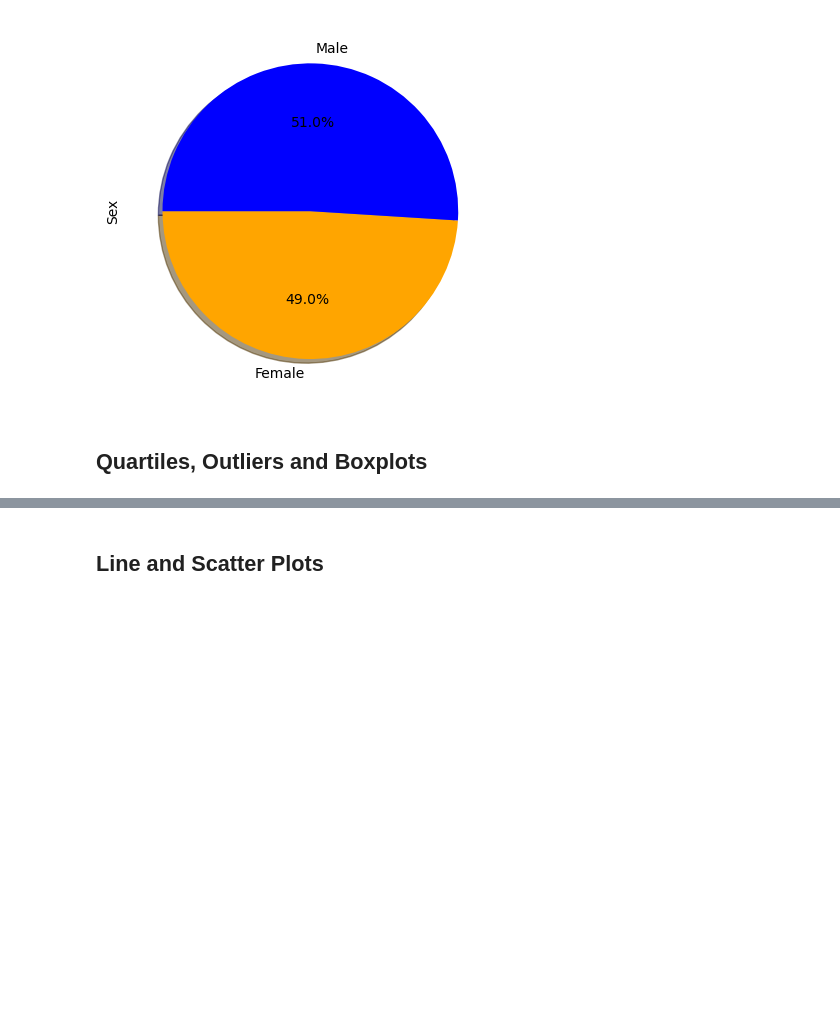
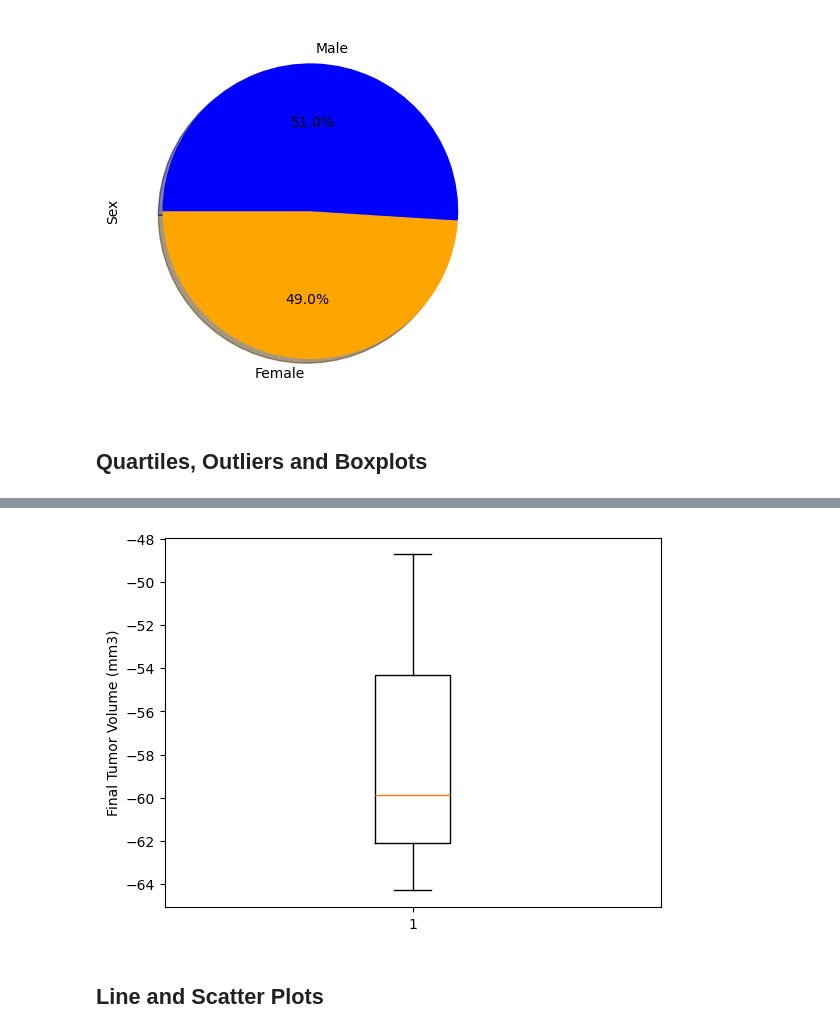
Before and after one commit to BJones5039/Pymaceuticals-Inc.-Analysis, a Jupyter notebook: pymaceuticals_starter.ipynb, the cells around one changed output, grey strips where cells are left out. Saved outputs shown, nothing was run; the diff lists cells and outputs as text; code cells hidden in the pictures; blank space fills up the shorter version.

```diff
--- a/pymaceuticals_starter.ipynb
+++ b/pymaceuticals_starter.ipynb
@@ -207,8 +207,14 @@ plt.show()
 # %%
 # Calculate the final tumor volume of each mouse across four of the treatment regimens:
 # Capomulin, Ramicane, Infubinol, and Ceftamin
+treatment = ['Capomulin', 'Ramicane', 'Infubinol', 'Ceftamin']
 
 # Start by getting the last (greatest) timepoint for each mouse
-
+greatest_timepoint_df = combined_df.groupby('Mouse ID')['Timepoint'].max().reset_index()
 
 # Merge this group df with the original DataFrame to get the tumor volume at the last timepoint
+tumor_timepoint_df = pd.merge(greatest_timepoint_df, combined_df, on=['Mouse ID', 'Timepoint'], how='inner')
+
+# Filter data for the specified treatments
+tumor_timepoint_filtered = tumor_timepoint_df[tumor_timepoint_df['Drug Regimen'].isin(treatment)]
+tumor_timepoint_filtered.head()
@@ -215,22 +228,35 @@ plt.show()
 # %%
 # Put treatments into a list for for loop (and later for plot labels)
-
+treatment_list = ["Capomulin", "Ramicane", "Infubinol", "Ceftamin"]
 
 # Create empty list to fill with tumor vol data (for plotting)
-
+tumor_vol_list = []
 
 # Calculate the IQR and quantitatively determine if there are any potential outliers.
+# add subset
+# Determine outliers using upper and lower bounds
+# Locate the rows which contain mice on each drug and get the tumor volumes
 
+for treatment in treatment_list:
+    final_tumor_vol = tumor_timepoint_df.loc[tumor_timepoint_df["Drug Regimen"] == treatment, 'Tumor Volume (mm3)']
+    tumor_vol_list.append(final_tumor_vol)
 
-    # Locate the rows which contain mice on each drug and get the tumor volumes
+    quartiles = final_tumor_vol.quantile([.25,.5,.75])
 
+    lowerq = quartiles[0.25]
+    upperq = quartiles[0.75]
+    iqr = upperq-lowerq
 
-    # add subset
-
-
-    # Determine outliers using upper and lower bounds
+    lower_bound = lowerq - (1.5*iqr)
+    upper_bound = upperq + (1.5*iqr)
 # %%
 # Generate a box plot that shows the distrubution of the tumor volume for each treatment group.
+fig1, ax1 = plt.subplots()
+ax1.set_ylabel("Final Tumor Volume (mm3)")
+ax1.boxplot(-quartiles)
+plt.show()
+# %% [output]
+[figure, added]
 # %% [markdown]
 ## Line and Scatter Plots
 # %%
```
Also changed, not shown: parts of 3 cells of this notebook.
